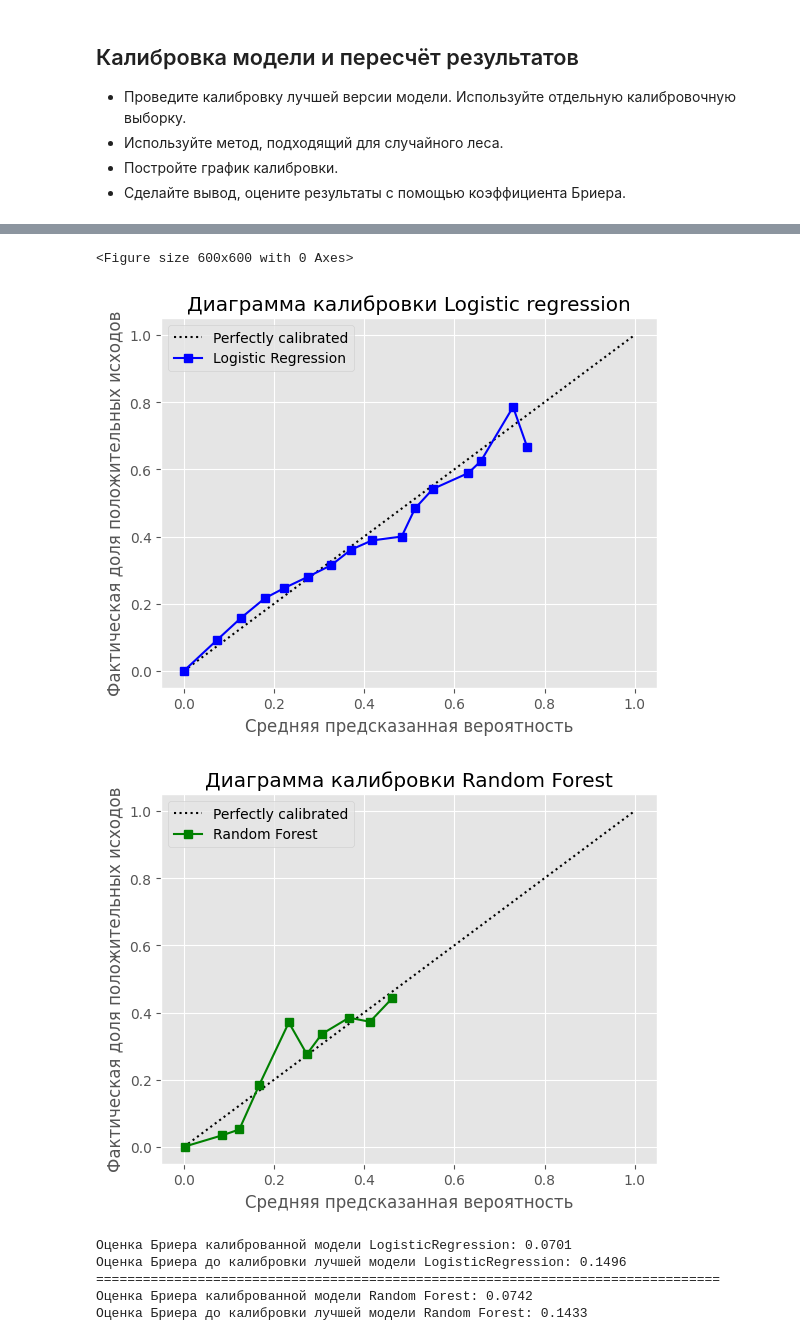
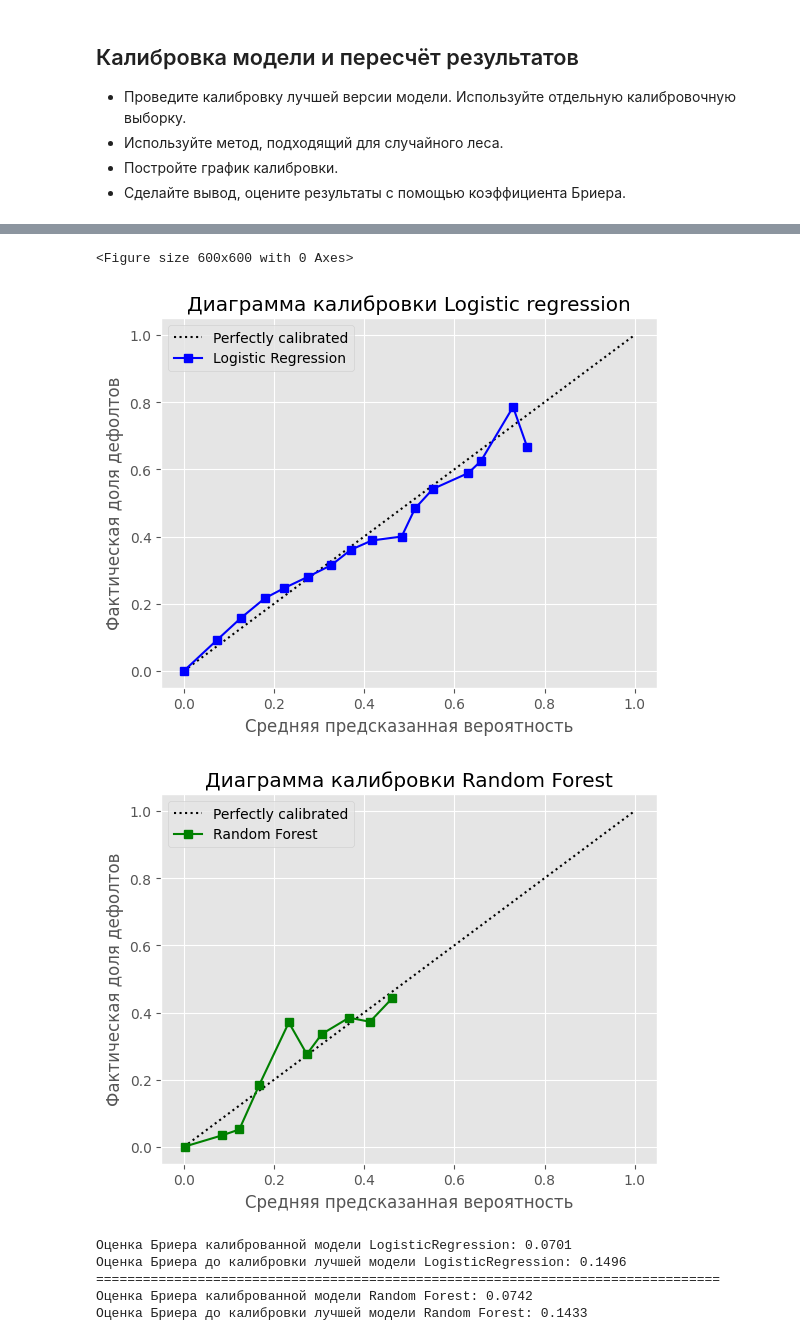
Before and after one commit to TemaQDX/sprint_15_project_behavioral_scoring, a Jupyter notebook: sprint_15_project_behavioral_scoring_Artem_Burov.ipynb, the cells around one changed output, grey strips where cells are left out. Saved outputs shown, nothing was run; the diff lists cells and outputs as text; code cells hidden in the pictures.

```diff
--- a/sprint_15_project_behavioral_scoring_Artem_Burov.ipynb
+++ b/sprint_15_project_behavioral_scoring_Artem_Burov.ipynb
@@ -2879,37 +2947,37 @@ calibrated_model_rfc = CalibratedClassifierCV(
 
 # Обучаем модели на полной тренировочной выборке
 calibrated_model_lr.fit(X_train_val, y_train_val)
 calibrated_model_rfc.fit(X_train_val, y_train_val)
 
 # Вычисляем сырые вероятности для LogisticRegression
 y_proba_calib_lr = calibrated_model_lr.predict_proba(X_calib)[:,1]
 prob_true_lr, prob_pred_lr = calibration_curve(y_calib, y_proba_calib_lr, n_bins=20)
 
 # Вычисляем сырые вероятности для RandomForestClassifier
 y_proba_calib_rfc = calibrated_model_rfc.predict_proba(X_calib)[:,1]
 prob_true_rfc, prob_pred_rfc = calibration_curve(y_calib, y_proba_calib_rfc, n_bins=20)
 
 # Визуализация через CalibrationDisplay
 plt.figure(figsize=(6,6))
 CalibrationDisplay(prob_true_lr, prob_pred_lr, y_calib).plot(label='Logistic Regression', color='blue')
 plt.title("Диаграмма калибровки Logistic regression")
 plt.xlabel("Средняя предсказанная вероятность")
-plt.ylabel("Фактическая доля положительных исходов")
+plt.ylabel("Фактическая доля дефолтов")
 plt.legend()
 plt.grid(True)
 plt.show()
 
 CalibrationDisplay(prob_true_rfc, prob_pred_rfc, y_calib).plot(label='Random Forest', color='green')
 plt.title("Диаграмма калибровки Random Forest")
 plt.xlabel("Средняя предсказанная вероятность")
-plt.ylabel("Фактическая доля положительных исходов")
+plt.ylabel("Фактическая доля дефолтов")
 plt.legend()
 plt.grid(True)
 plt.show()
 # %% [output]
 <Figure size 600x600 with 0 Axes>
-[figure, old version]
+[figure, new version]
-[figure, old version]
+[figure, new version]
 # %%
 brier_score_calib_lr = brier_score_loss(y_calib, y_proba_calib_lr)
 brier_score_raw_lr = brier_score_loss(y_calib, y_proba_raw_lr)
```
Also changed, not shown: parts of 8 cells of this notebook.
